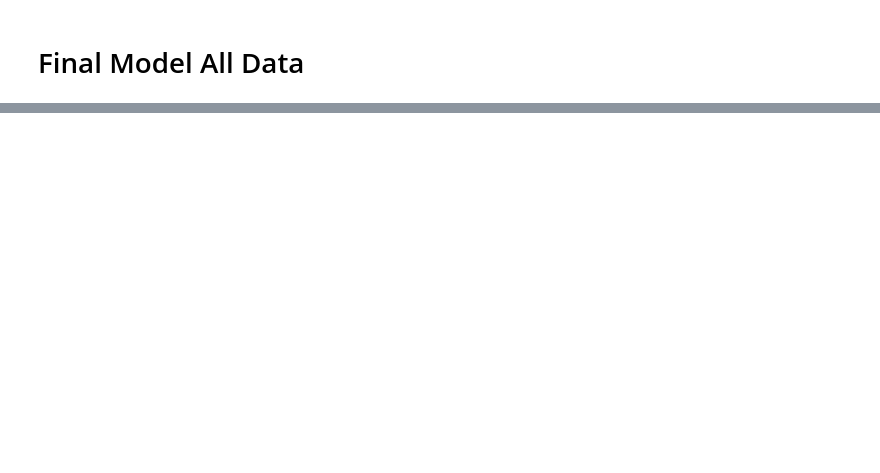
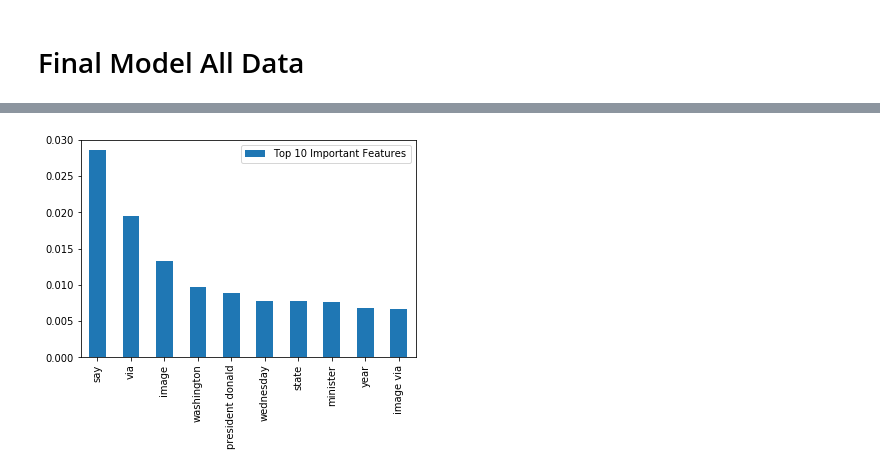
Before and after one commit to benkarlsberg/NLP-Model-Predicting-Fake-News-Probability, a Jupyter notebook: final_model.ipynb, the cells around one changed output, grey strips where cells are left out. Saved outputs shown, nothing was run; the diff lists cells and outputs as text; code cells hidden in the pictures; blank space fills up the shorter version.

```diff
--- a/final_model.ipynb
+++ b/final_model.ipynb
@@ -53,5 +59,11 @@ print(rfc.oob_score_)
 # %%
 #feature importances
+X_df = tfidf_X.todense()
+columns = sorted(tfidf_model.vocabulary_, key=lambda k: tfidf_model.vocabulary_[k])
+X_df = pd.DataFrame(X_df, columns=columns);
+
 
 feat_scores = pd.DataFrame({'Top 10 Important Features':rfc.feature_importances_}, index = columns)
 feat_scores.sort_values(by = 'Top 10 Important Features', ascending=False)[:10].plot(kind='bar');
+# %% [output]
+[figure, added]
```
Also changed, not shown: parts of 7 cells of this notebook, 2 other files.
